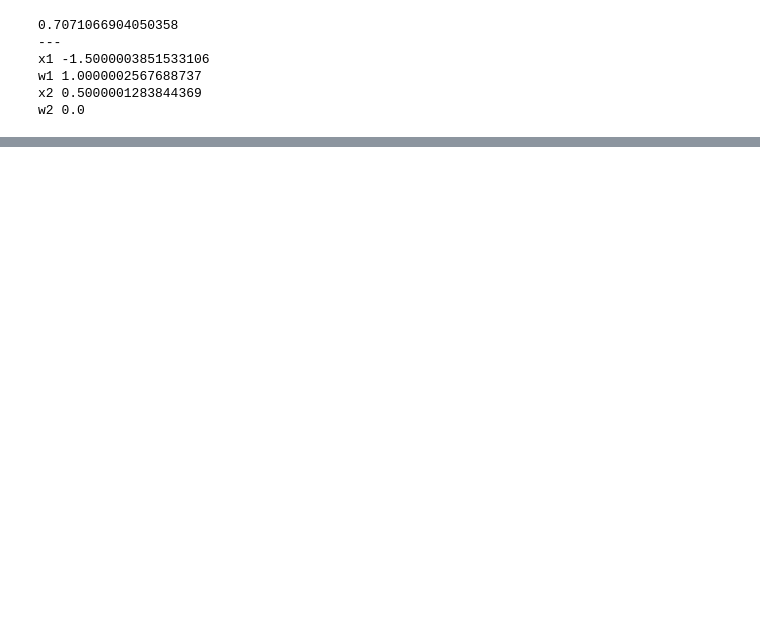
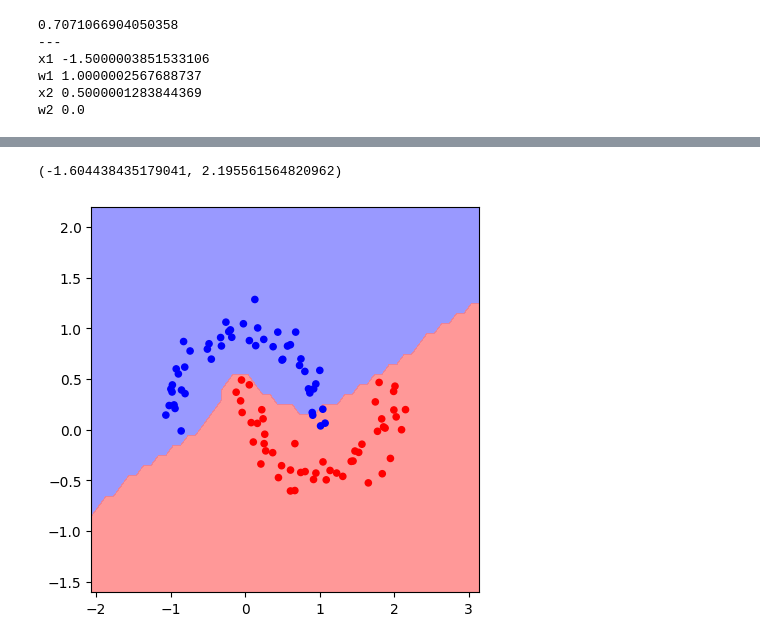
Before and after one commit to pocketmarble/pocketmarble.github.io, a Jupyter notebook: assets/jupyter/micrograd_sandbox.ipynb, the cells around one changed output, grey strips where cells are left out. Drawn from its saved outputs; the diff is of its cells as text; code cells hidden in the pictures; blank space fills up the shorter version.

```diff
--- a/assets/jupyter/micrograd_sandbox.ipynb
+++ b/assets/jupyter/micrograd_sandbox.ipynb
@@ -21,4 +6,0 @@ plt.plot(xs, ys)
-# %%
-h = 0.001
-x = -3.0
-(f(x + h) - f(x))/h
@@ -45,4 +7,5 @@ slope -3.000000000010772
 # %%
+# creating a class "Value" which defines a data object suited to constructing neural networks & performing RL
 class Value:
 
     def __init__(self, _data, _children=(), _op='', _label='', _grad=0.0):
@@ -97,6 +60,15 @@ class Value:
     def __truediv__(self, other):
         return self * other**-1
 
+    def relu(self):
+        out = Value(0 if self._data < 0 else self._data, (self,), 'ReLU')
+
+        def _backward():
+            self._grad += (out._data > 0) * out._grad # gradient = 1 if data > 0 else 0
+
+        out._backward = _backward
+        return out
+
     def tanh(self):
         x = self._data
         t = (math.exp(2*x)-1) / (math.exp(2*x)+1)
@@ -531,0 +518,3 @@ step 19: loss = 0.05775920327179723
+# %%
+# define MLP - 2 layers, input an x-y coordinate, return single value
+model = MLP(2,[16,16,1])
@@ -531,0 +586,21 @@ step 19: loss = 0.05775920327179723
+# %%
+# visualize decision boundary
+h = 0.1
+x_min, x_max = X[:, 0].min() - 1, X[:, 0].max() + 1
+y_min, y_max = X[:, 1].min() - 1, X[:, 1].max() + 1
+xx, yy = np.meshgrid(np.arange(x_min, x_max, h),
+                     np.arange(y_min, y_max, h))
+Xmesh = np.c_[xx.ravel(), yy.ravel()]
+inputs = [list(map(Value, xrow)) for xrow in Xmesh]
+scores = list(map(model, inputs))
+Z = np.array([s._data > 0 for s in scores])
+Z = Z.reshape(xx.shape)
+
+fig = plt.figure(figsize=(5,5))
+plt.contourf(xx, yy, Z, cmap=plt.cm.bwr, alpha=0.8)
+plt.scatter(X[:, 0], X[:, 1], c=y, s=20, cmap=plt.cm.bwr)
+plt.xlim(xx.min(), xx.max())
+plt.ylim(yy.min(), yy.max())
+# %% [output]
+(-1.604438435179041, 2.195561564820962)
+[figure, added]
```
Also changed, not shown: parts of 24 cells of this notebook, 18 other files.
